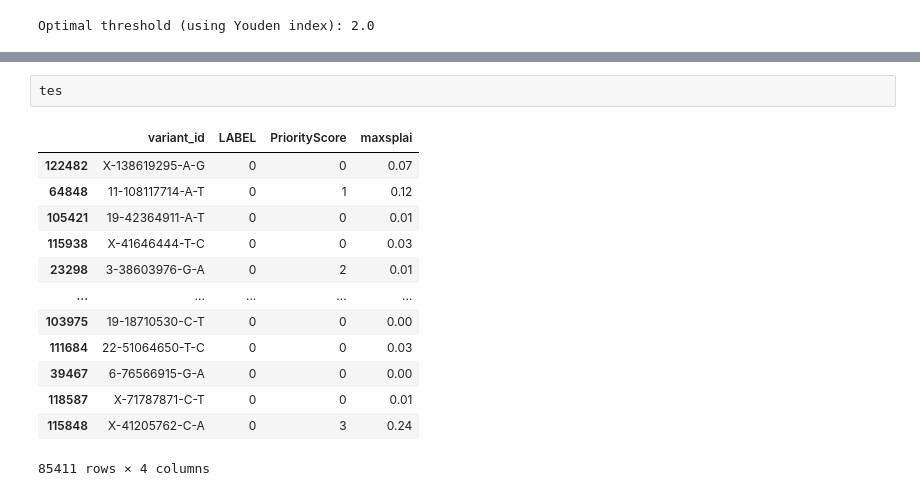
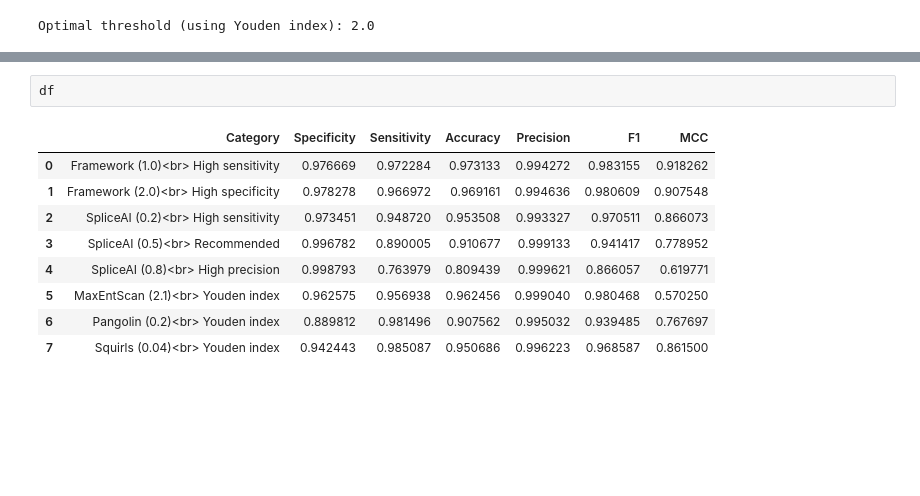
Before and after one commit to ysut/nar, a Jupyter notebook: ValidationData/TP/additional/publish.ipynb, the cells around one changed output, grey strips where cells are left out. Cells and saved outputs as stored; diff of their text form; blank space fills up the shorter version.

```diff
--- a/ValidationData/TP/additional/publish.ipynb
+++ b/ValidationData/TP/additional/publish.ipynb
@@ -2004,16 +1996,12 @@ len(set1 & set2)
-# %%
-tes
-# %% [output]
-|  | variant_id | LABEL | PriorityScore | maxsplai |
-| 122482 | X-138619295-A-G | 0 | 0 | 0.07 |
-| 64848 | 11-108117714-A-T | 0 | 1 | 0.12 |
-| 105421 | 19-42364911-A-T | 0 | 0 | 0.01 |
-| 115938 | X-41646444-T-C | 0 | 0 | 0.03 |
-| 23298 | 3-38603976-G-A | 0 | 2 | 0.01 |
-| ... | ... | ... | ... | ... |
-| 103975 | 19-18710530-C-T | 0 | 0 | 0.00 |
-| 111684 | 22-51064650-T-C | 0 | 0 | 0.03 |
-| 39467 | 6-76566915-G-A | 0 | 0 | 0.00 |
-| 118587 | X-71787871-C-T | 0 | 0 | 0.01 |
-| 115848 | X-41205762-C-A | 0 | 3 | 0.24 |
-85411 rows × 4 columns
+# %%
+df
+# %% [output]
+|  | Category | Specificity | Sensitivity | Accuracy | Precision | F1 | MCC |
+| 0 | Framework (1.0)<br> High sensitivity | 0.976669 | 0.972284 | 0.973133 | 0.994272 | 0.983155 | 0.918262 |
+| 1 | Framework (2.0)<br> High specificity | 0.978278 | 0.966972 | 0.969161 | 0.994636 | 0.980609 | 0.907548 |
+| 2 | SpliceAI (0.2)<br> High sensitivity | 0.973451 | 0.948720 | 0.953508 | 0.993327 | 0.970511 | 0.866073 |
+| 3 | SpliceAI (0.5)<br> Recommended | 0.996782 | 0.890005 | 0.910677 | 0.999133 | 0.941417 | 0.778952 |
+| 4 | SpliceAI (0.8)<br> High precision | 0.998793 | 0.763979 | 0.809439 | 0.999621 | 0.866057 | 0.619771 |
+| 5 | MaxEntScan (2.1)<br> Youden index | 0.962575 | 0.956938 | 0.962456 | 0.999040 | 0.980468 | 0.570250 |
+| 6 | Pangolin (0.2)<br> Youden index | 0.889812 | 0.981496 | 0.907562 | 0.995032 | 0.939485 | 0.767697 |
+| 7 | Squirls (0.04)<br> Youden index | 0.942443 | 0.985087 | 0.950686 | 0.996223 | 0.968587 | 0.861500 |
```
Also changed, not shown: parts of 21 cells of this notebook, 21 other files.
